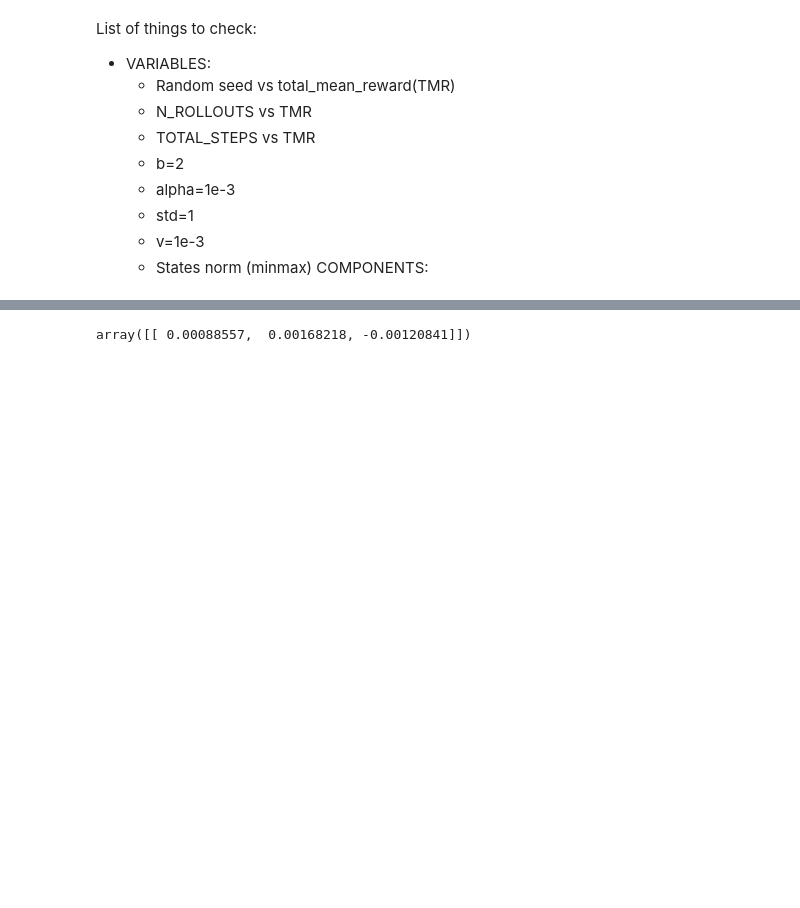
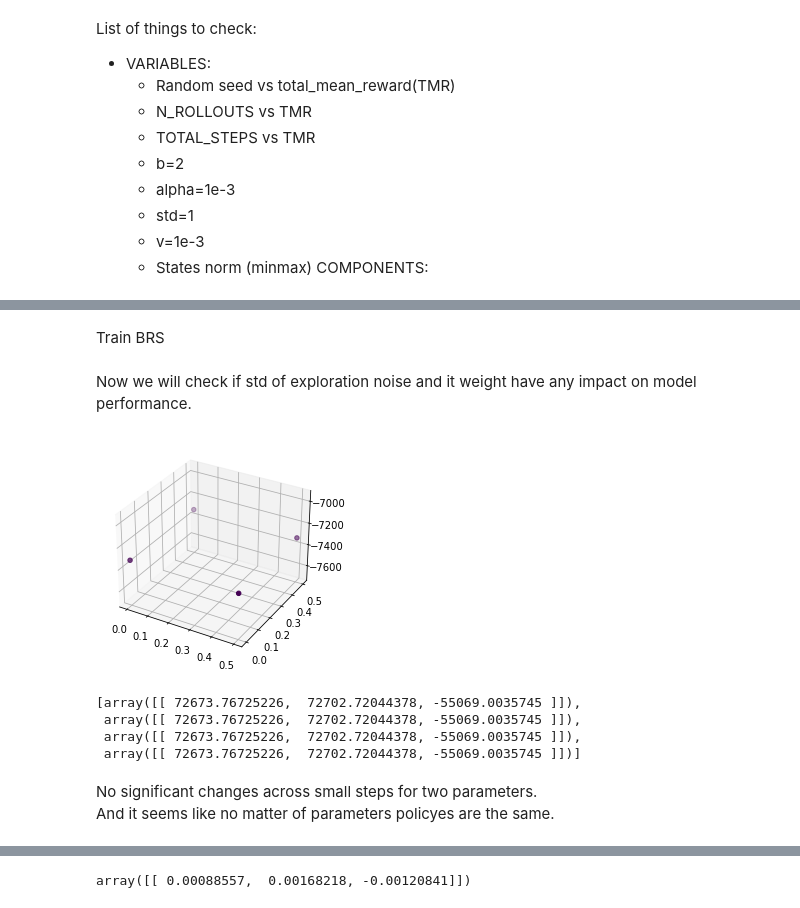
Before and after one commit to ivanvoid/ARS_RL, a Jupyter notebook: ARS.ipynb, the cells around one changed output, grey strips where cells are left out. Drawn from its saved outputs; the diff is of its cells as text; code cells hidden in the pictures; blank space fills up the shorter version.

Commit message:
Base model analysis

```diff
--- a/ARS.ipynb
+++ b/ARS.ipynb
@@ -40,0 +102,2 @@ class Linear_model:
+# %% [markdown]
+Train BRS
@@ -40,0 +133,57 @@ class Linear_model:
+# %%
+def evaluate(env, model, SEED=SEED, EVAL_STEPS=EVAL_STEPS):
+    np.random.seed(SEED)
+    env.seed(SEED)
+    observation = env.reset()
+
+    score = 0
+
+    for step in range(EVAL_STEPS):
+        action = model.get_actions(observation)
+        observation, reward, done, info = env.step(action)
+
+        score += reward
+
+        if done:
+            observation = env.reset()
+
+    env.close()
+    return score
+# %% [markdown]
+Now we will check if std of exploration noise and it weight have any impact on model performance.
+# %%
+STD_RANGE = (0, 1, 3e-1)
+V_RANGE = (0, 1, 3e-1)
+
+env = gym.make('Pendulum-v1', g=9.82)
+n_action = 1
+n_state = 3
+
+monitor_sml = []
+saved_polices = []
+for std in tqdm(np.arange(*STD_RANGE)):
+    for v in np.arange(*V_RANGE):
+        model = BaseRandomSearch(n_state, n_action, std=STD, v=V)
+
+        trained_model = train(env, model, std, v)
+        score = evaluate(env, trained_model)
+        monitor_sml.append([std, v, score])
+        saved_polices += [model.policy.M]
+monitor_sml = np.array(monitor_sml)
+# %%
+fig = plt.figure()
+ax = plt.axes(projection='3d')
+ax.scatter3D(monitor_sml[:,0], monitor_sml[:,1], monitor_sml[:,2], c=monitor_sml[:,2], cmap='viridis')
+plt.show()
+# %% [output]
+[figure, added]
+# %%
+saved_polices
+# %% [output]
+[array([[ 72673.76725226,  72702.72044378, -55069.0035745 ]]),
+ array([[ 72673.76725226,  72702.72044378, -55069.0035745 ]]),
+ array([[ 72673.76725226,  72702.72044378, -55069.0035745 ]]),
+ array([[ 72673.76725226,  72702.72044378, -55069.0035745 ]])]
+# %% [markdown]
+No significant changes across small steps for two parameters.
+And it seems like no matter of parameters policyes are the same.
```
Also changed, not shown: parts of 18 cells of this notebook.
